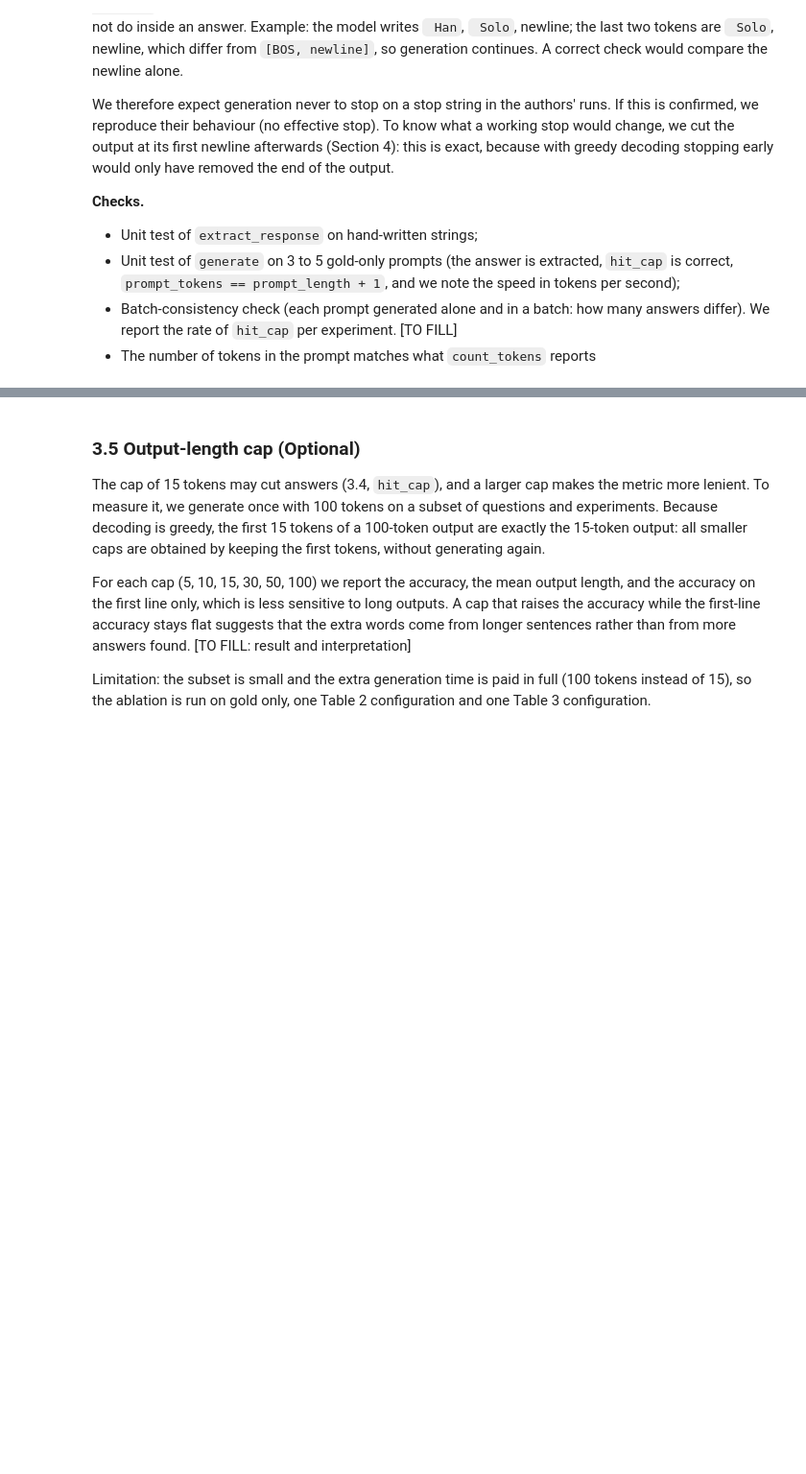
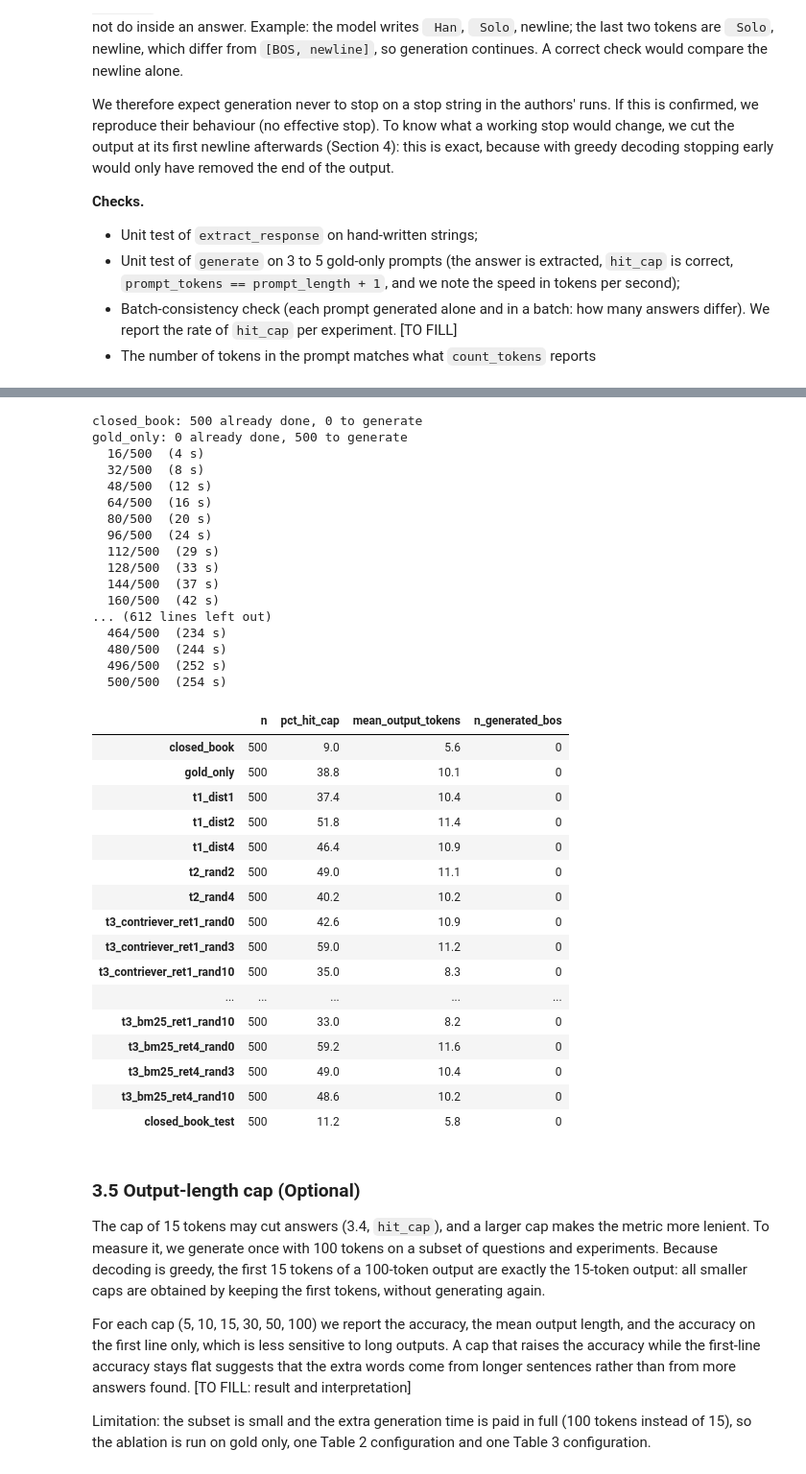
Before and after one commit to MellyKomugi/ir2-testbed, a Jupyter notebook: pairs/22-power-of-noise/reproduce.ipynb, the cells around one changed output, grey strips where cells are left out. Shown at 96% size. Saved outputs shown, nothing was run; the diff lists cells and outputs as text; code cells hidden in the pictures; blank space fills up the shorter version.

Commit message:
Reproduce - Results of the generation

```diff
--- a/pairs/22-power-of-noise/reproduce.ipynb
+++ b/pairs/22-power-of-noise/reproduce.ipynb
@@ -1603,7 +1606,7 @@ LENGTHS_CSV = CONFIG["prompts_dir"] / "lengths.csv"
 
 def load_tokenizer(model_id: str):
     """AutoTokenizer for Llama-2 (HF_TOKEN from .env; tokenizer only, no model)."""
-    token = _read_hf_token()
+    token = os.environ["HF_TOKEN"]
     return AutoTokenizer.from_pretrained(model_id, token=token)
 
 
@@ -1827,0 +2028,12 @@ def check_batch_consistency(model, tokenizer, n: int = 8) -> None:
+# %%
+print("### Check stop token ###\n")
+check_stop_tokens(tokenizer)          # no model needed: run it first, paste the output
+print("\n### Test extract response ###\n")
+test_extract_response()
+
+print("\n### Load Model ###\n")
+model, tokenizer = load_model(CONFIG["model_id"])
+print("\n### Test generation ###\n")
+test_generation(model, tokenizer)
+print("\n### Check batch consistency ###\n")
+check_batch_consistency(model, tokenizer, n=4, spec_name="t3_bm25_ret4_rand3")
@@ -1827,0 +2098,2 @@ def check_batch_consistency(model, tokenizer, n: int = 8) -> None:
+# %%
+run_generation("closed_book", model, tokenizer, lengths)
@@ -1828,3 +2144,42 @@ def check_batch_consistency(model, tokenizer, n: int = 8) -> None:
+# %%
+for spec in GRID:
+    run_generation(spec.name, model, tokenizer, lengths)
+display(hit_cap_summary([s.name for s in GRID]))
+# %% [output]
+closed_book: 500 already done, 0 to generate
+gold_only: 0 already done, 500 to generate
+  16/500  (4 s)
+  32/500  (8 s)
+  48/500  (12 s)
+  64/500  (16 s)
+  80/500  (20 s)
+  96/500  (24 s)
+  112/500  (29 s)
+  128/500  (33 s)
+  144/500  (37 s)
+  160/500  (42 s)
+... (612 lines left out)
+  464/500  (234 s)
+  480/500  (244 s)
+  496/500  (252 s)
+  500/500  (254 s)
+|  | n | pct_hit_cap | mean_output_tokens | n_generated_bos |
+| closed_book | 500 | 9.0 | 5.6 | 0 |
+| gold_only | 500 | 38.8 | 10.1 | 0 |
+| t1_dist1 | 500 | 37.4 | 10.4 | 0 |
+| t1_dist2 | 500 | 51.8 | 11.4 | 0 |
+| t1_dist4 | 500 | 46.4 | 10.9 | 0 |
+| t2_rand2 | 500 | 49.0 | 11.1 | 0 |
+| t2_rand4 | 500 | 40.2 | 10.2 | 0 |
+| t3_contriever_ret1_rand0 | 500 | 42.6 | 10.9 | 0 |
+| t3_contriever_ret1_rand3 | 500 | 59.0 | 11.2 | 0 |
+| t3_contriever_ret1_rand10 | 500 | 35.0 | 8.3 | 0 |
+| ... | ... | ... | ... | ... |
+| t3_bm25_ret1_rand10 | 500 | 33.0 | 8.2 | 0 |
+| t3_bm25_ret4_rand0 | 500 | 59.2 | 11.6 | 0 |
+| t3_bm25_ret4_rand3 | 500 | 49.0 | 10.4 | 0 |
+| t3_bm25_ret4_rand10 | 500 | 48.6 | 10.2 | 0 |
+| closed_book_test | 500 | 11.2 | 5.8 | 0 |
 # %% [markdown]
 ### 3.5 Output-length cap (Optional)
 
```
Also changed, not shown: parts of 12 cells of this notebook, 20 other files.
